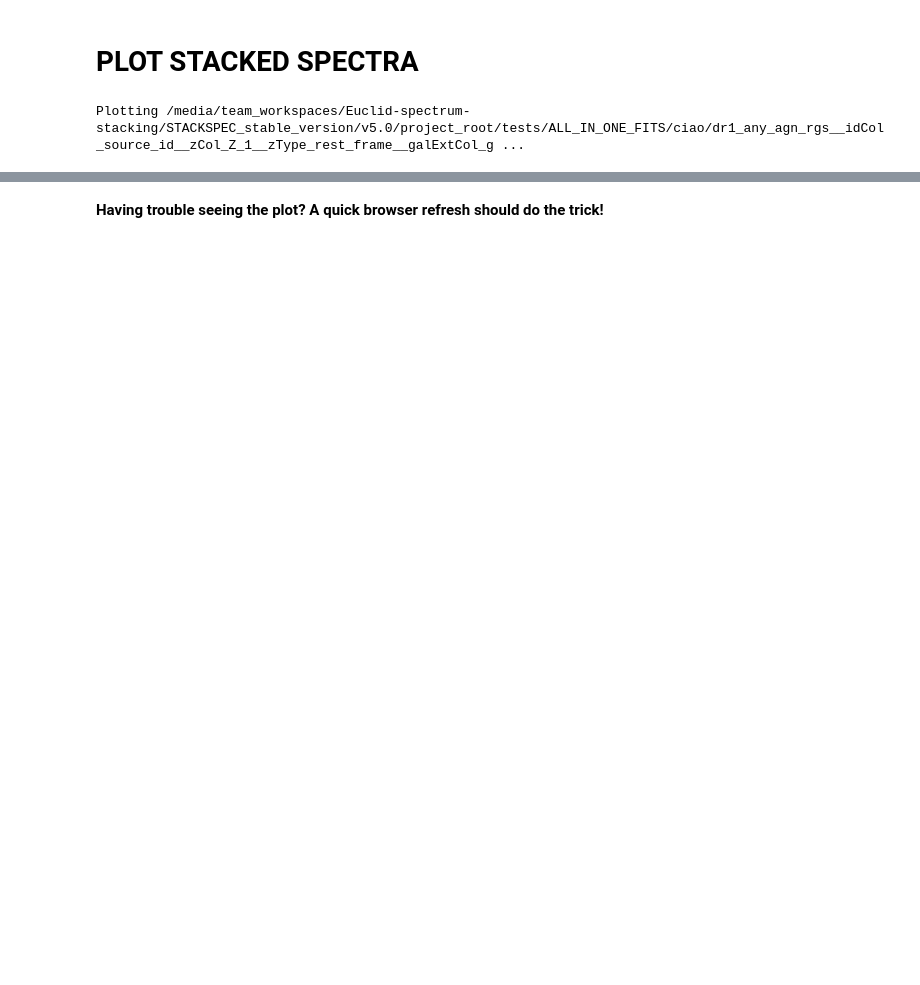
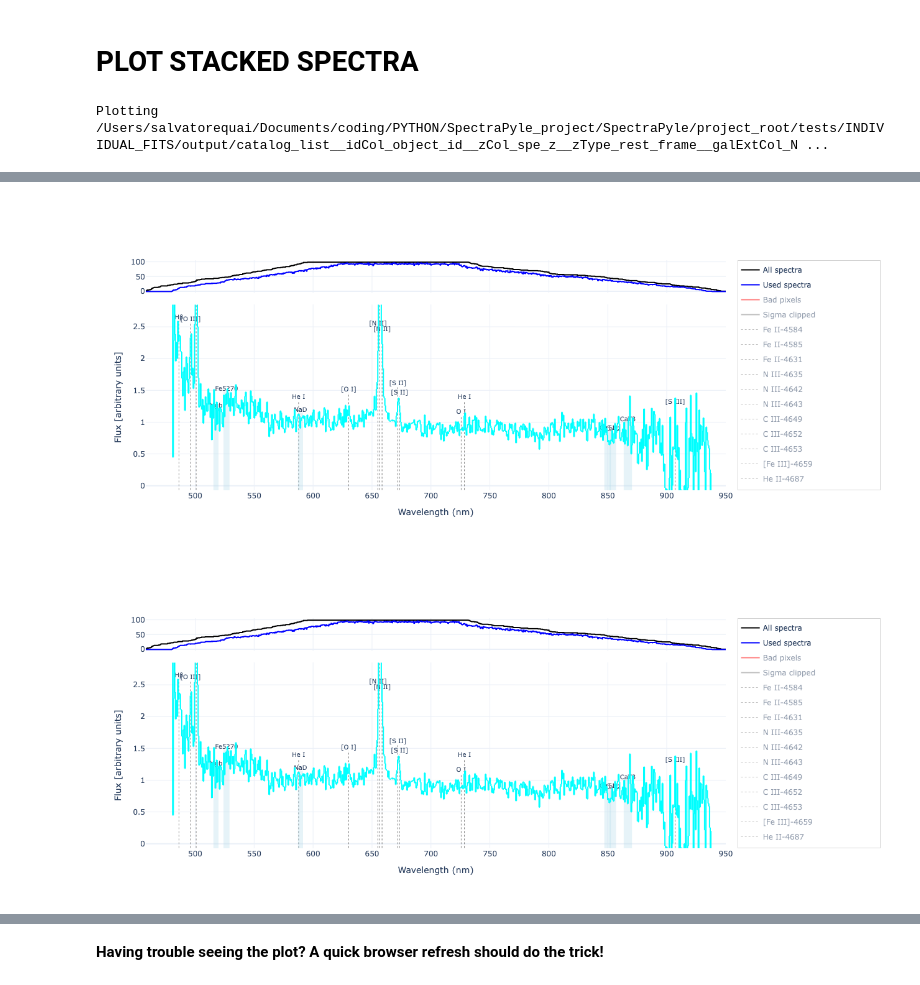
Before and after one commit to squai/SpectraPyle, a Jupyter notebook: project_root/notebooks/plot_helper.ipynb, the cells around one changed output, grey strips where cells are left out. Cells and saved outputs as stored; diff of their text form; code cells hidden in the pictures; blank space fills up the shorter version.

Commit message:
updated plotting function and output name

```diff
--- a/project_root/notebooks/plot_helper.ipynb
+++ b/project_root/notebooks/plot_helper.ipynb
@@ -4,9 +4,11 @@
 #name_stack = "/media/home/my_workspace/Euclid_Q1/Paper/data/DESI/catalogue_SF_matched_Q1__ON_idCol_desi_euclid_id_zCol_ext_z__zType_restfr_z__galExtCol_null__conservation_none__norm_median__pxlResamp_1__sigmaClip_2__bootstrapping_350__bitMask0__NdithMask2_STACKING.fits"
 #name_stack = "/media/user/Euclid_Q1/Paper/data/DESI/templates_Q1/results_v_14_10_2025/SFG_DESI_TEMPLATES_SF_1.5z1.75__ON_idCol_desi_Euclid_ID_zCol_z_spec__zType_restfr_z__galExtCol_null__conservation_none__norm_interval_1440.0_lbdRest_3572.36__pxlResamp_1__sigmaClip_2__bootstrapping_350__bitMask0__NdithMask2_STACKING.fits"
 
-name_stack = "/media/team_workspaces/Euclid-spectrum-stacking/STACKSPEC_stable_version/v5.0/project_root/tests/ALL_IN_ONE_FITS/ciao/dr1_any_agn_rgs__idCol_source_id__zCol_Z_1__zType_rest_frame__galExtCol_gal_ebv__conservation_None__spectraNormalization_template__pxlResamp_4.0__sigmaClip_3.0__bootstrapping_298____NdithMask3__STACKING.fits"
+#name_stack = "/Users/salvatorequai/Documents/EUCLID/DR1/spettri_test/output/test_vis_insp_no_duplicates__idCol_object_id__zCol_spe_z__zType_rest_frame__galExtCol_None__conservation_None__spectraNormalization_median__sigmaClip_3.0__bootstrapping_300____NdithMask3__STACKING.fits"
+
+name_stack = "/Users/salvatorequai/Documents/coding/PYTHON/SpectraPyle_project/SpectraPyle/project_root/tests/INDIVIDUAL_FITS/output/catalog_list__idCol_object_id__zCol_spe_z__zType_rest_frame__galExtCol_None__conservation_None__spectraNormalization_median__pxlResamp_6.0__sigmaClip_4.0__bootstrapping_300____NdithMask2__STACKING.fits"
 # %%
-import spectraPyle.plot.plot as splot
-splot.plotting(name_stack, width=950, height=550)
+from spectraPyle.plot.plot import plotting
+plotting(name_stack, width=950, height=550)
 # %% [output]
-Plotting /media/team_workspaces/Euclid-spectrum-stacking/STACKSPEC_stable_version/v5.0/project_root/tests/ALL_IN_ONE_FITS/ciao/dr1_any_agn_rgs__idCol_source_id__zCol_Z_1__zType_rest_frame__galExtCol_g ...
+Plotting /Users/salvatorequai/Documents/coding/PYTHON/SpectraPyle_project/SpectraPyle/project_root/tests/INDIVIDUAL_FITS/output/catalog_list__idCol_object_id__zCol_spe_z__zType_rest_frame__galExtCol_N ...
@@ -13,0 +15,2 @@ Plotting /media/team_workspaces/Euclid-spectrum-stacking/STACKSPEC_stable_versio
+[figure, added]
+[figure, added]
```
Also changed, not shown: parts of 3 cells of this notebook, 3 other files.
